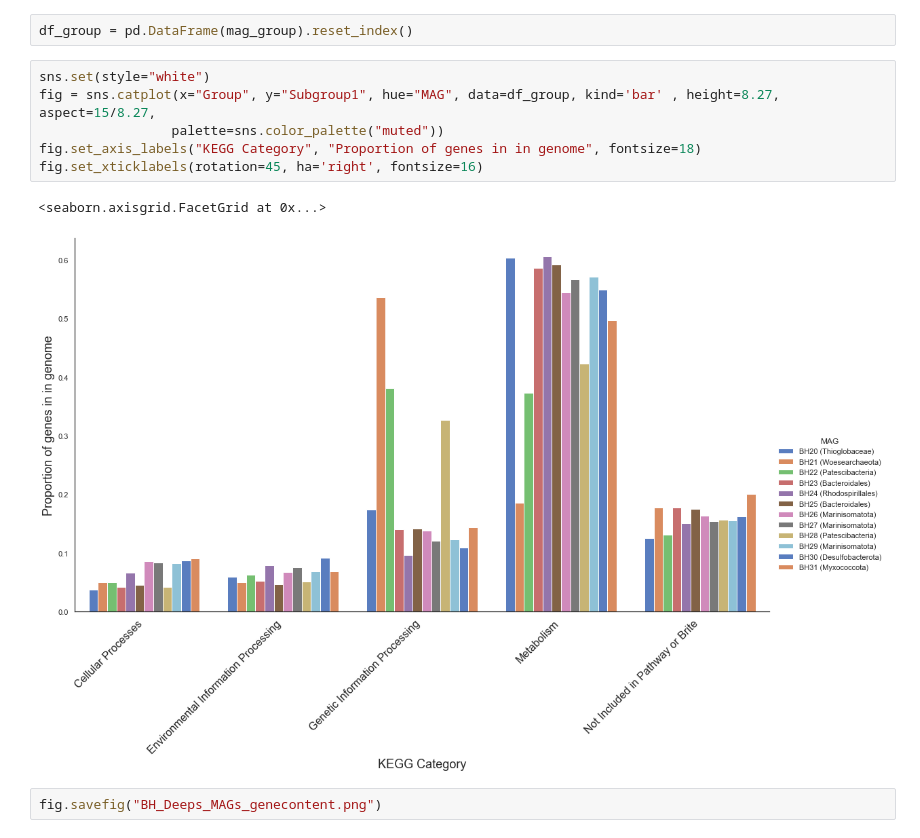
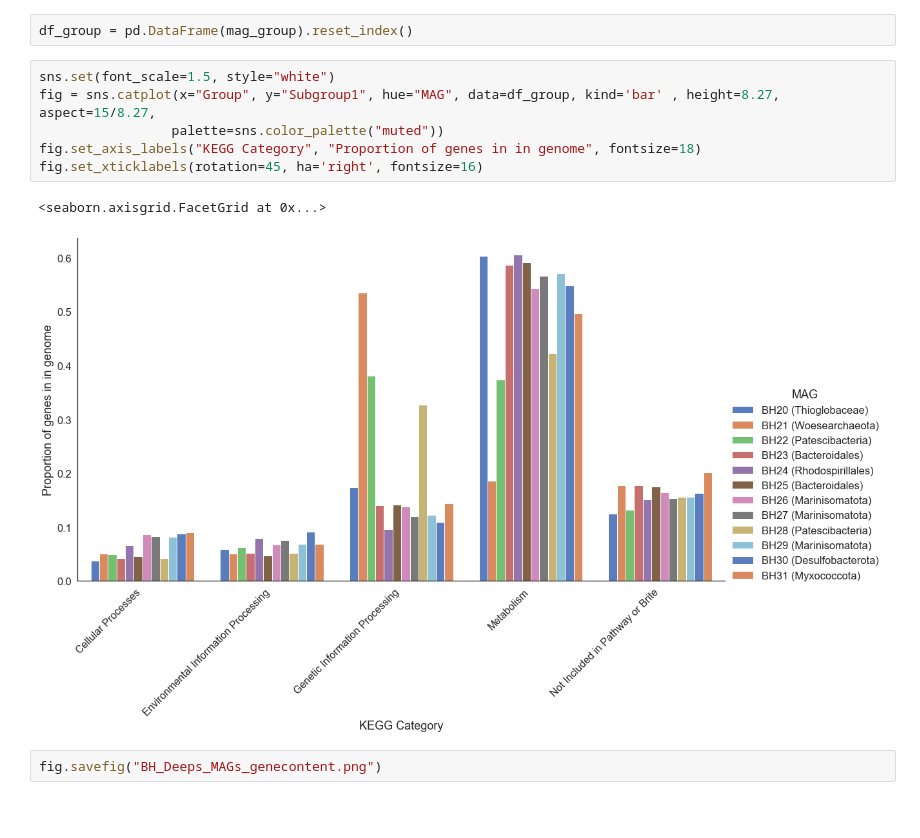
Before and after one commit to nvpatin/BlueHole_manuscript, a Jupyter notebook: BlueHole_MAGs_gene_content.ipynb, the cells around one changed output. Saved outputs shown, nothing was run; the diff lists cells and outputs as text; blank space fills up the shorter version.

```diff
--- a/BlueHole_MAGs_gene_content.ipynb
+++ b/BlueHole_MAGs_gene_content.ipynb
@@ -134,14 +136,14 @@ Name: Subgroup1, dtype: float64
 # %%
 df_group = pd.DataFrame(mag_group).reset_index()
 # %%
-sns.set(style="white")
+sns.set(font_scale=1.5, style="white")
 fig = sns.catplot(x="Group", y="Subgroup1", hue="MAG", data=df_group, kind='bar' , height=8.27, aspect=15/8.27,
                  palette=sns.color_palette("muted"))
 fig.set_axis_labels("KEGG Category", "Proportion of genes in in genome", fontsize=18)
 fig.set_xticklabels(rotation=45, ha='right', fontsize=16)
 # %% [output]
 <seaborn.axisgrid.FacetGrid at 0x...>
-[figure, old version]
+[figure, new version]
 # %%
 fig.savefig("BH_Deeps_MAGs_genecontent.png")
 # %% [markdown]
```
Also changed, not shown: parts of 3 cells of this notebook.
